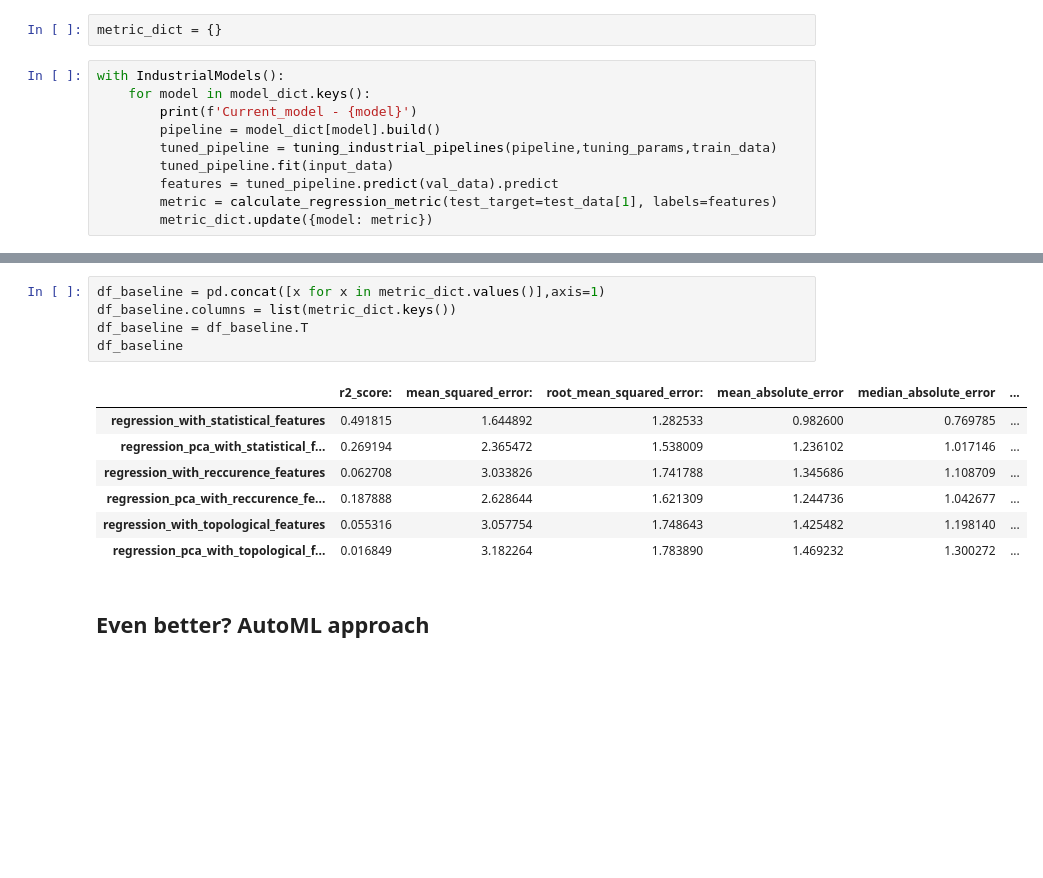
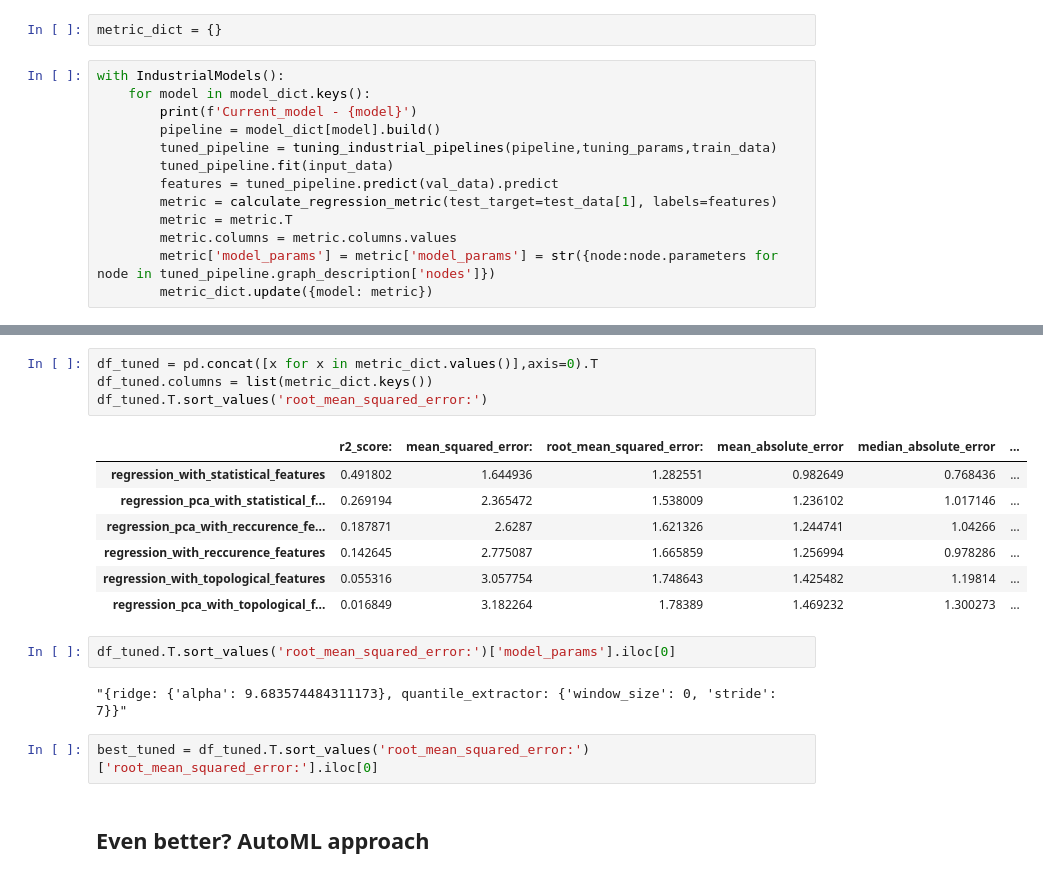
Before and after one commit to aimclub/Fedot.Industrial, a Jupyter notebook: cases/industrial_examples/economic_analysis/oil_gas_prices.ipynb, the cells around one changed output, grey strips where cells are left out. Drawn from its saved outputs; the diff is of its cells as text; blank space fills up the shorter version.

```diff
--- a/cases/industrial_examples/economic_analysis/oil_gas_prices.ipynb
+++ b/cases/industrial_examples/economic_analysis/oil_gas_prices.ipynb
@@ -166,6 +146,9 @@ with IndustrialModels():
         tuned_pipeline.fit(input_data)
         features = tuned_pipeline.predict(val_data).predict
         metric = calculate_regression_metric(test_target=test_data[1], labels=features)
+        metric = metric.T
+        metric.columns = metric.columns.values
+        metric['model_params'] = metric['model_params'] = str({node:node.parameters for node in tuned_pipeline.graph_description['nodes']})
         metric_dict.update({model: metric})
 # %% [output]
 Current_model - regression_with_statistical_features
@@ -188,15 +171,20 @@ topological_extractor - {'window_size': 30, 'stride': 8}
 # %%
-df_baseline = pd.concat([x for x in metric_dict.values()],axis=1)
-df_baseline.columns = list(metric_dict.keys())
-df_baseline = df_baseline.T
-df_baseline
+df_tuned = pd.concat([x for x in metric_dict.values()],axis=0).T
+df_tuned.columns = list(metric_dict.keys())
+df_tuned.T.sort_values('root_mean_squared_error:')
 # %% [output]
 |  | r2_score: | mean_squared_error: | root_mean_squared_error: | mean_absolute_error | median_absolute_error | ... |
-| regression_with_statistical_features | 0.491815 | 1.644892 | 1.282533 | 0.982600 | 0.769785 | ... |
+| regression_with_statistical_features | 0.491802 | 1.644936 | 1.282551 | 0.982649 | 0.768436 | ... |
 | regression_pca_with_statistical_f... | 0.269194 | 2.365472 | 1.538009 | 1.236102 | 1.017146 | ... |
-| regression_with_reccurence_features | 0.062708 | 3.033826 | 1.741788 | 1.345686 | 1.108709 | ... |
-| regression_pca_with_reccurence_fe... | 0.187888 | 2.628644 | 1.621309 | 1.244736 | 1.042677 | ... |
-| regression_with_topological_features | 0.055316 | 3.057754 | 1.748643 | 1.425482 | 1.198140 | ... |
-| regression_pca_with_topological_f... | 0.016849 | 3.182264 | 1.783890 | 1.469232 | 1.300272 | ... |
+| regression_pca_with_reccurence_fe... | 0.187871 | 2.6287 | 1.621326 | 1.244741 | 1.04266 | ... |
+| regression_with_reccurence_features | 0.142645 | 2.775087 | 1.665859 | 1.256994 | 0.978286 | ... |
+| regression_with_topological_features | 0.055316 | 3.057754 | 1.748643 | 1.425482 | 1.19814 | ... |
+| regression_pca_with_topological_f... | 0.016849 | 3.182264 | 1.78389 | 1.469232 | 1.300273 | ... |
+# %%
+df_tuned.T.sort_values('root_mean_squared_error:')['model_params'].iloc[0]
+# %% [output]
+"{ridge: {'alpha': 9.683574484311173}, quantile_extractor: {'window_size': 0, 'stride': 7}}"
+# %%
+best_tuned = df_tuned.T.sort_values('root_mean_squared_error:')['root_mean_squared_error:'].iloc[0]
 # %% [markdown]
 ## Even better? AutoML approach
```
Also changed, not shown: parts of 13 cells of this notebook.
